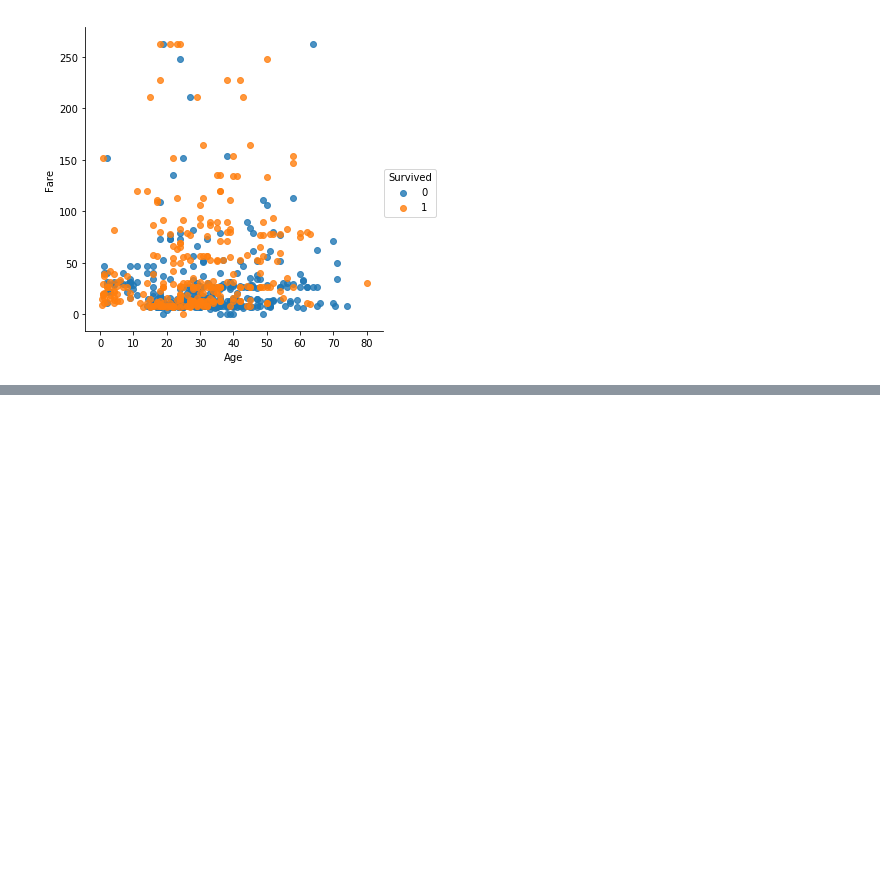
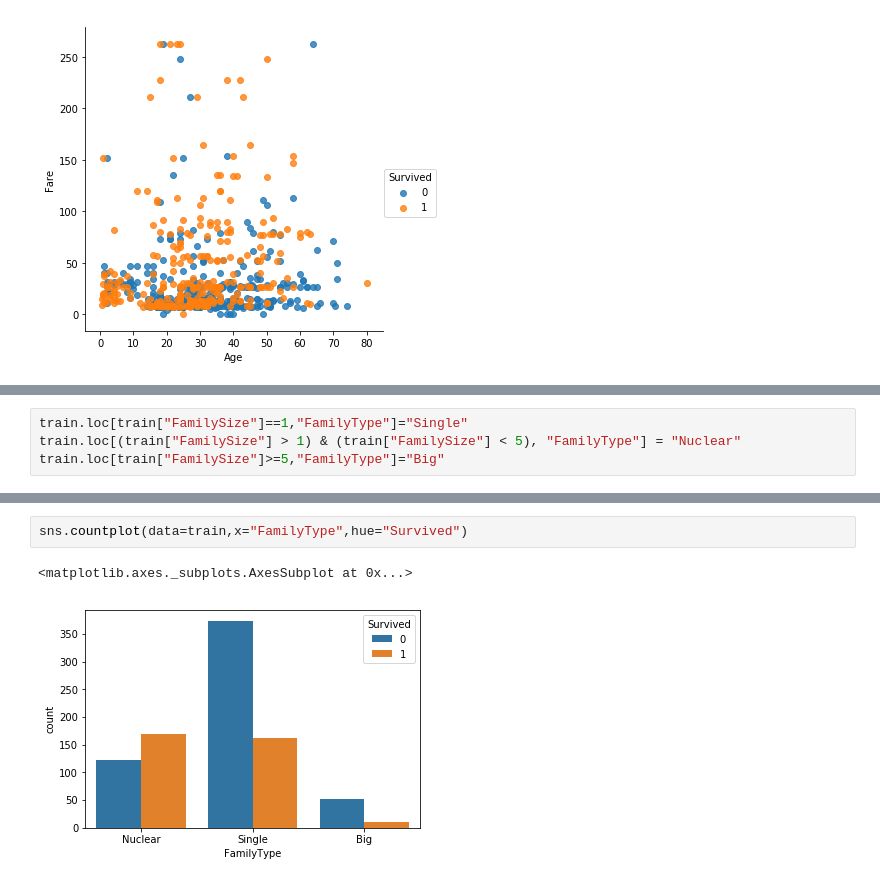
Before and after one commit to gudrb/test, a Jupyter notebook: titanic.ipynb, the cells around one changed output, grey strips where cells are left out. Saved outputs shown, nothing was run; the diff lists cells and outputs as text; blank space fills up the shorter version.

```diff
--- a/titanic.ipynb
+++ b/titanic.ipynb
@@ -116,0 +113,4 @@ sns.lmplot(data=low_fare,x="Age",y="Fare",hue="Survived",fit_reg=False)
+# %%
+train.loc[train["FamilySize"]==1,"FamilyType"]="Single"
+train.loc[(train["FamilySize"] > 1) & (train["FamilySize"] < 5), "FamilyType"] = "Nuclear"
+train.loc[train["FamilySize"]>=5,"FamilyType"]="Big"
@@ -116,0 +131,5 @@ sns.lmplot(data=low_fare,x="Age",y="Fare",hue="Survived",fit_reg=False)
+# %%
+sns.countplot(data=train,x="FamilyType",hue="Survived")
+# %% [output]
+<matplotlib.axes._subplots.AxesSubplot at 0x...>
+[figure, added]
```
Also changed, not shown: parts of 10 cells of this notebook.
